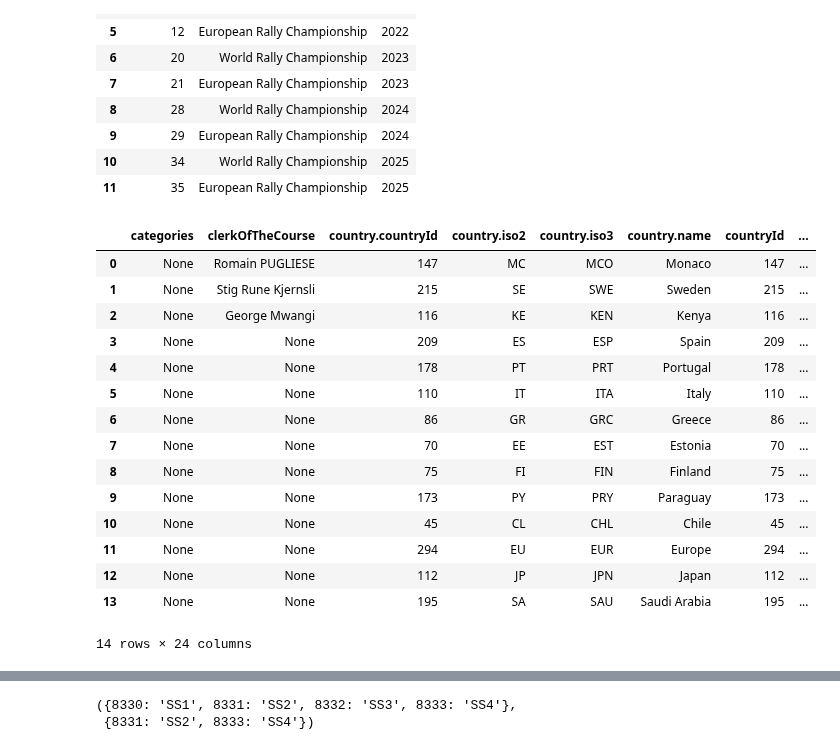
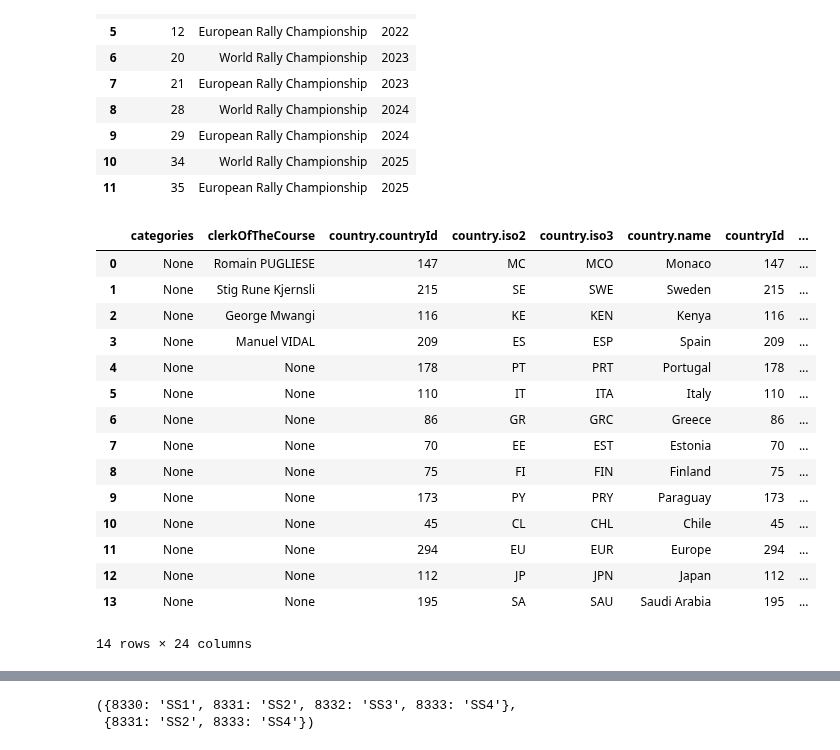
Before and after one commit to RallyDataJunkie/wrc-shinylive, a Jupyter notebook: src/shinyapp/.newRedBullAPI.ipynb, the cells around one changed output, grey strips where cells are left out. Drawn from its saved outputs; the diff is of its cells as text; code cells hidden in the pictures.

```diff
--- a/src/shinyapp/.newRedBullAPI.ipynb
+++ b/src/shinyapp/.newRedBullAPI.ipynb
@@ -196,15 +206,16 @@ wrc.getSeasons()
 # %%
 # From the seasons we can search on year and name
 # Names: "World Rally Championship", "European Rally Championship"
 # Return: seasonId (e.g World Rally Championship 2025: seasonId=34)
 #
-wrc.getSeasonRounds()
+season_rounds = wrc.getSeasonRounds()
+season_rounds
 # %% [output]
 |  | categories | clerkOfTheCourse | country.countryId | country.iso2 | country.iso3 | country.name | countryId | ... |
 | 0 | None | Romain PUGLIESE | 147 | MC | MCO | Monaco | 147 | ... |
 | 1 | None | Stig Rune Kjernsli | 215 | SE | SWE | Sweden | 215 | ... |
 | 2 | None | George Mwangi | 116 | KE | KEN | Kenya | 116 | ... |
-| 3 | None | None | 209 | ES | ESP | Spain | 209 | ... |
+| 3 | None | Manuel VIDAL | 209 | ES | ESP | Spain | 209 | ... |
 | 4 | None | None | 178 | PT | PRT | Portugal | 178 | ... |
 | 5 | None | None | 110 | IT | ITA | Italy | 110 | ... |
 | 6 | None | None | 86 | GR | GRC | Greece | 86 | ... |
```
Also changed, not shown: parts of 23 cells of this notebook, 45 other files.
